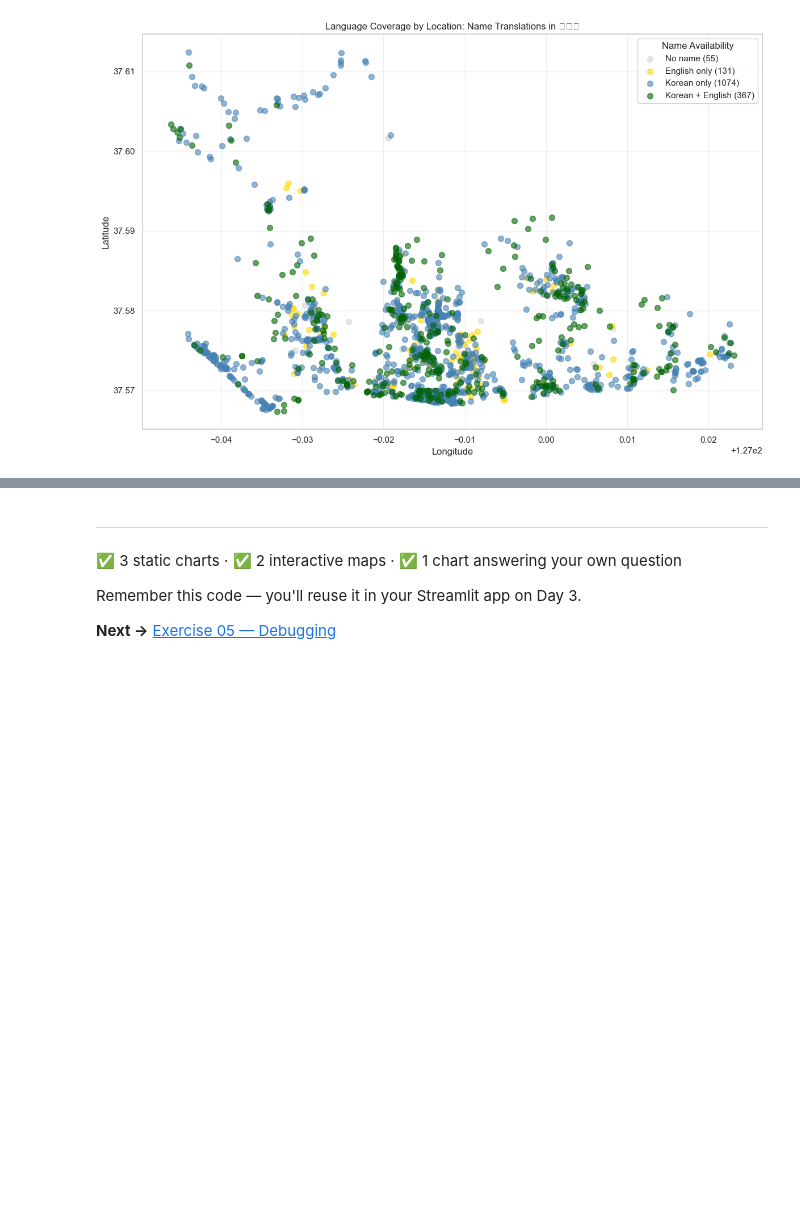
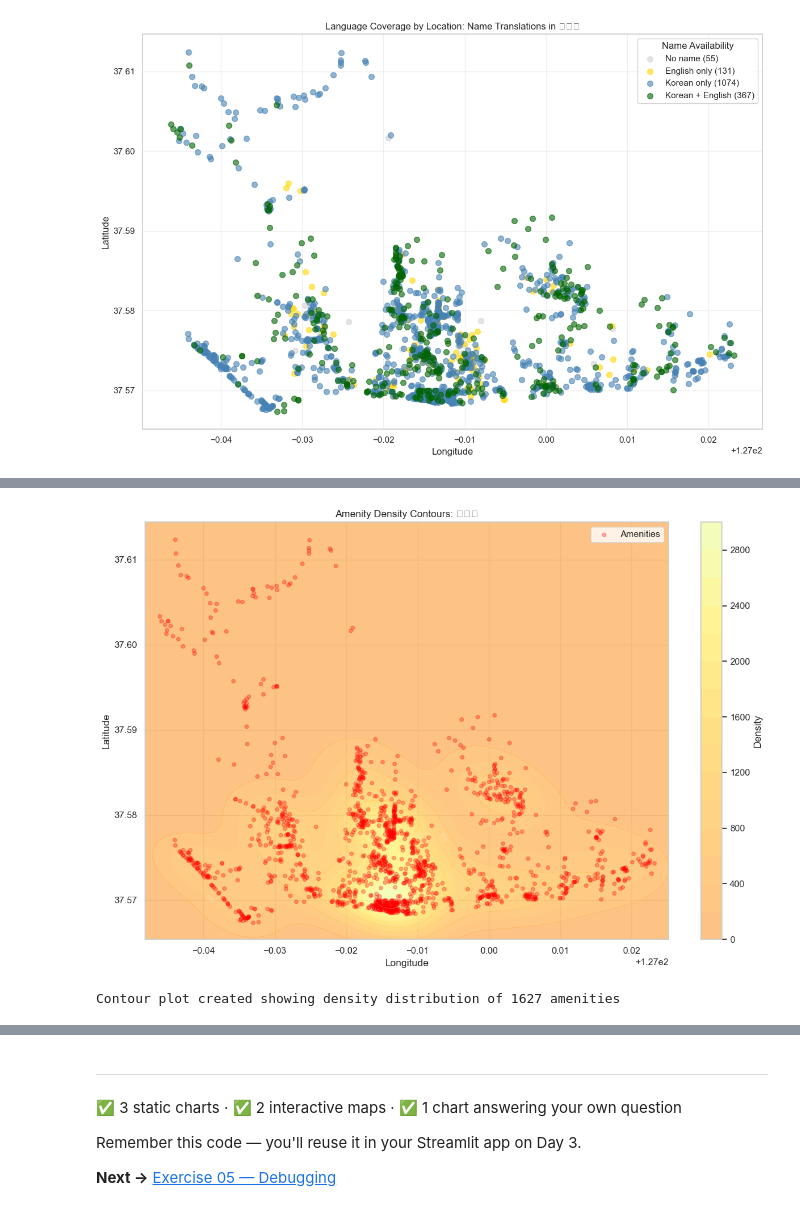
Before and after one commit to modnas-m/edu.eda, a Jupyter notebook: exercises/04_visualization.ipynb, the cells around one changed output, grey strips where cells are left out. Drawn from its saved outputs; the diff is of its cells as text; code cells hidden in the pictures; blank space fills up the shorter version.

```diff
--- a/exercises/04_visualization.ipynb
+++ b/exercises/04_visualization.ipynb
@@ -378,0 +408,61 @@ No name: 55 amenities (3.4%)
+# %%
+# Contour plot: Amenity density with smooth contour lines
+import subprocess
+import sys
+
+# Install scipy if needed
+subprocess.check_call([sys.executable, "-m", "pip", "install", "-q", "scipy"])
+
+from scipy.stats import gaussian_kde
+import numpy as np
+
+# Create a 2D grid
+x = df["lon"].values
+y = df["lat"].values
+
+# Create finer grid for contour
+xy = np.vstack([x, y])
+z = gaussian_kde(xy)(xy)
+
+# Create a regular grid for plotting
+x_min, x_max = x.min() - 0.002, x.max() + 0.002
+y_min, y_max = y.min() - 0.002, y.max() + 0.002
+
+xx, yy = np.meshgrid(np.linspace(x_min, x_max, 100),
+                     np.linspace(y_min, y_max, 100))
+
+# Calculate density on the grid
+positions = np.vstack([xx.ravel(), yy.ravel()])
+kernel = gaussian_kde(xy)
+zz = kernel(positions).reshape(xx.shape)
+
+# Create figure
+fig, ax = plt.subplots(figsize=(12, 8))
+
+# Filled contour plot with pastel colormap
+contourf = ax.contourf(xx, yy, zz, levels=15, cmap=wistia_pastel, alpha=0.8)
+
+# Contour lines
+contour = ax.contour(xx, yy, zz, levels=8, colors="white", linewidths=0.5, alpha=0.3)
+
+# Add contour labels
+ax.clabel(contour, inline=True, fontsize=8, fmt='%.0f')
+
+# Scatter the actual points
+ax.scatter(x, y, alpha=0.3, s=20, color="red", label="Amenities")
+
+ax.set_xlabel("Longitude")
+ax.set_ylabel("Latitude")
+ax.set_title(f"Amenity Density Contours: {CITY_NAME}")
+ax.legend()
+
+cbar = plt.colorbar(contourf, ax=ax)
+cbar.set_label("Density")
+
+plt.tight_layout()
+plt.show()
+
+print(f"Contour plot created showing density distribution of {len(df)} amenities")
+# %% [output]
+[figure, added]
+Contour plot created showing density distribution of 1627 amenities
```
Also changed, not shown: parts of 2 cells of this notebook.
